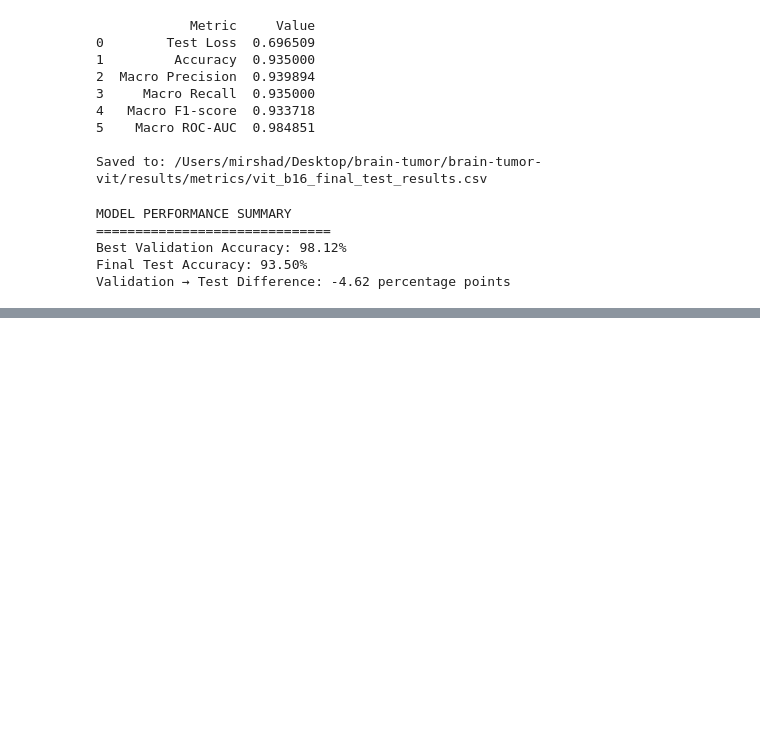
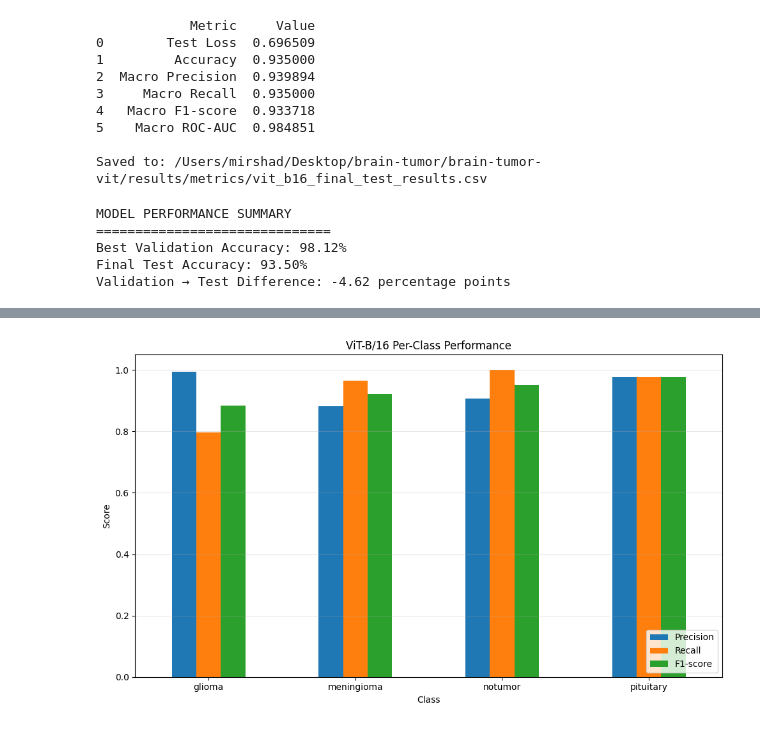
Before and after one commit to mirshadahamed/brain-tumor-mri-classification, a Jupyter notebook: brain-tumor-vit/notebooks/preprocessing.ipynb, the cells around one changed output, grey strips where cells are left out. Drawn from its saved outputs; the diff is of its cells as text; code cells hidden in the pictures; blank space fills up the shorter version.

```diff
--- a/brain-tumor-vit/notebooks/preprocessing.ipynb
+++ b/brain-tumor-vit/notebooks/preprocessing.ipynb
@@ -1921,0 +2272,77 @@ Validation → Test Difference: -4.62 percentage points
+# %%
+# ============================================
+# Per-Class Performance
+# ============================================
+
+report_dict = classification_report(
+    all_labels,
+    all_predictions,
+    target_names=classes,
+    output_dict=True,
+    zero_division=0
+)
+
+class_metrics = pd.DataFrame({
+    "Class": classes,
+    "Precision": [
+        report_dict[c]["precision"] for c in classes
+    ],
+    "Recall": [
+        report_dict[c]["recall"] for c in classes
+    ],
+    "F1-score": [
+        report_dict[c]["f1-score"] for c in classes
+    ]
+})
+
+display(class_metrics)
+
+class_metrics_path = (
+    PROJECT_ROOT
+    / "results"
+    / "metrics"
+    / "vit_b16_per_class_metrics.csv"
+)
+
+class_metrics.to_csv(
+    class_metrics_path,
+    index=False
+)
+
+# Plot
+class_metrics_plot = class_metrics.set_index("Class")
+
+class_metrics_plot.plot(
+    kind="bar",
+    figsize=(10, 6)
+)
+
+plt.xlabel("Class")
+plt.ylabel("Score")
+plt.title("ViT-B/16 Per-Class Performance")
+plt.ylim(0, 1.05)
+plt.xticks(rotation=0)
+plt.legend(loc="lower right")
+plt.grid(axis="y", alpha=0.3)
+
+plt.tight_layout()
+
+class_plot_path = (
+    PROJECT_ROOT
+    / "results"
+    / "figures"
+    / "vit_b16_per_class_performance.png"
+)
+
+plt.savefig(
+    class_plot_path,
+    dpi=300,
+    bbox_inches="tight"
+)
+
+plt.show()
+
+print("Saved:")
+print(class_metrics_path)
+print(class_plot_path)
+# %% [output]
@@ -1921,0 +2354 @@ Validation → Test Difference: -4.62 percentage points
+[figure, added]
```
Also changed, not shown: parts of 11 cells of this notebook, 9 other files.
